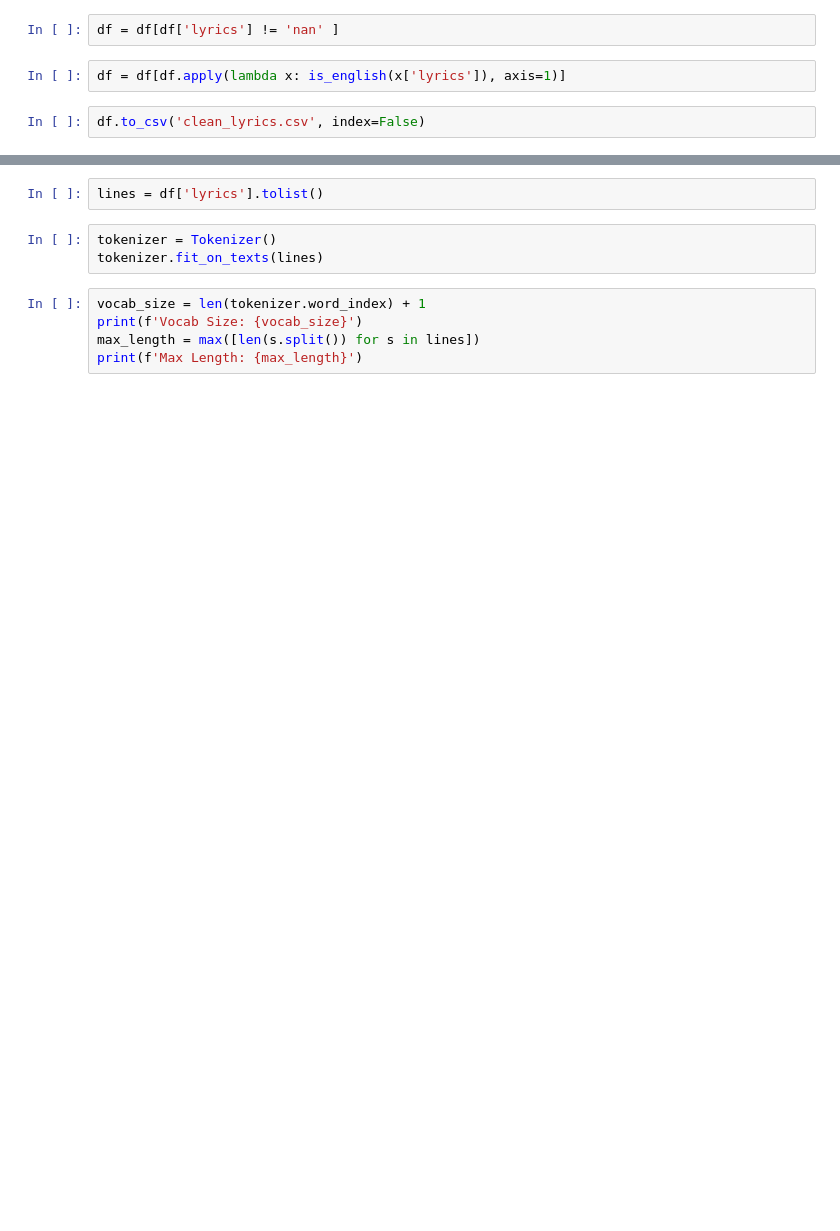
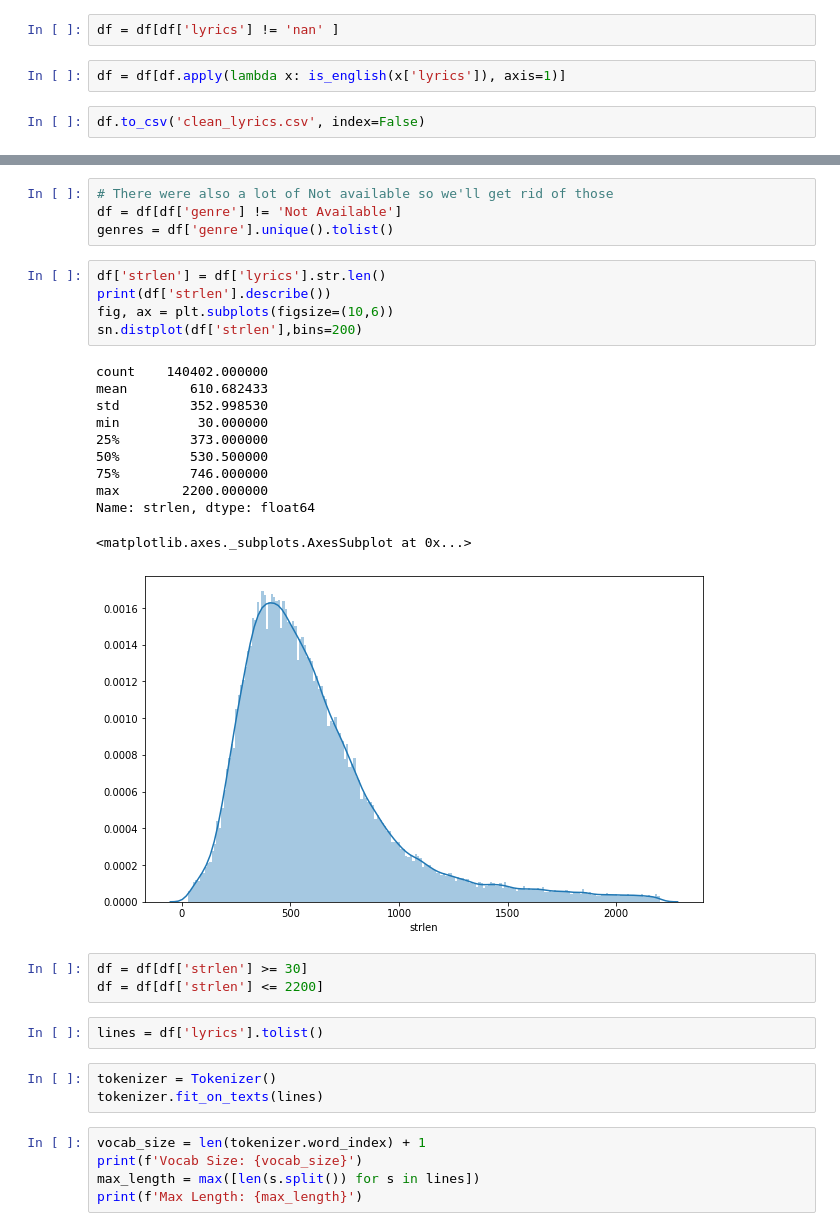
Before and after one commit to Kobai/name-that-genre, a Jupyter notebook: lyric.ipynb, the cells around one changed output, grey strips where cells are left out. Drawn from its saved outputs; the diff is of its cells as text; blank space fills up the shorter version.

```diff
--- a/lyric.ipynb
+++ b/lyric.ipynb
@@ -94,3 +132,27 @@ df['strlen'].describe()
+# %%
+# There were also a lot of Not available so we'll get rid of those
+df = df[df['genre'] != 'Not Available']
+genres = df['genre'].unique().tolist()
+# %%
+df['strlen'] = df['lyrics'].str.len()
+print(df['strlen'].describe())
+fig, ax = plt.subplots(figsize=(10,6))
+sn.distplot(df['strlen'],bins=200)
+# %% [output]
+count    140402.000000
+mean        610.682433
+std         352.998530
+min          30.000000
+25%         373.000000
+50%         530.500000
+75%         746.000000
+max        2200.000000
+Name: strlen, dtype: float64
+<matplotlib.axes._subplots.AxesSubplot at 0x...>
+[figure, added]
+# %%
+df = df[df['strlen'] >= 30]
+df = df[df['strlen'] <= 2200]
 # %%
 lines = df['lyrics'].tolist()
 # %%
```
Also changed, not shown: parts of 23 cells of this notebook.
